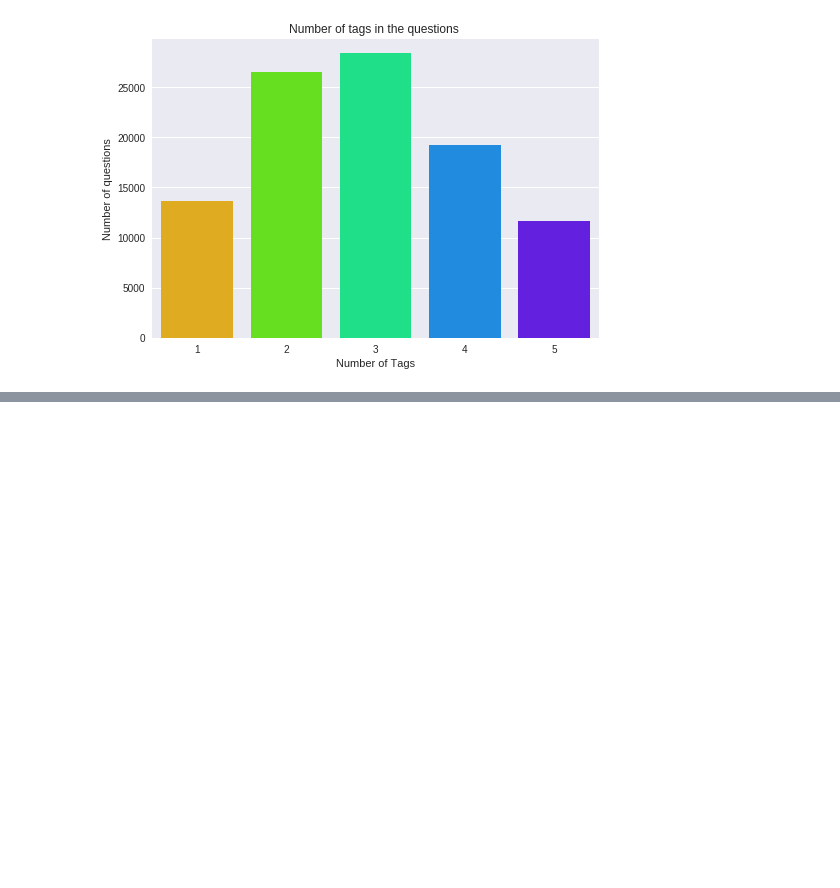
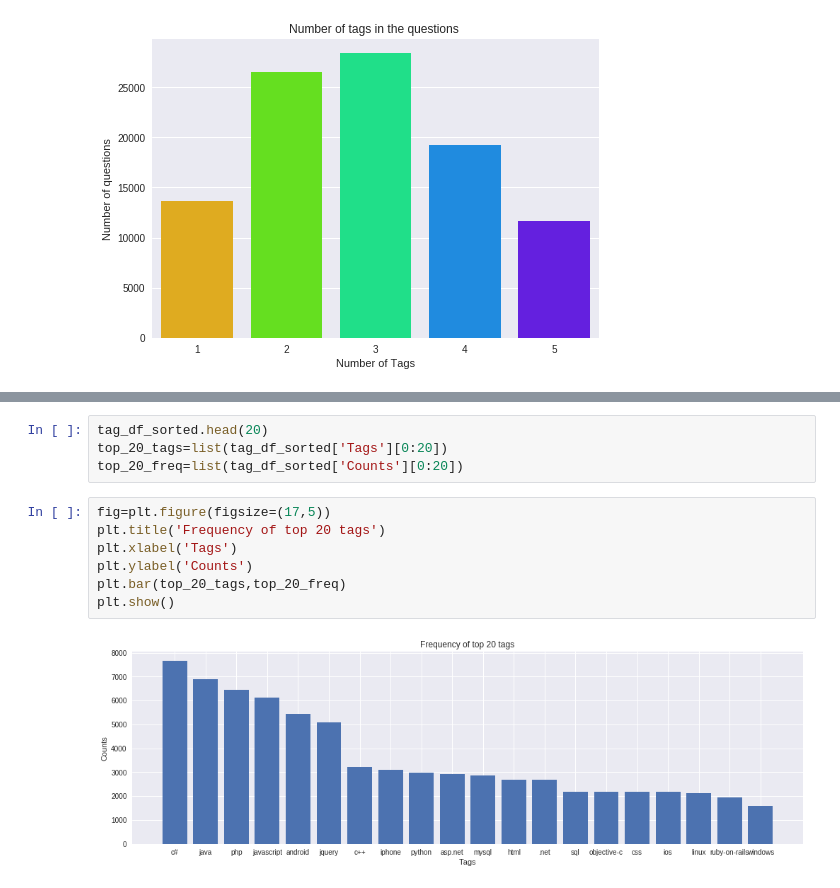
Before and after one commit to mitesh98/StackOverflow-Tag-Prediction, a Jupyter notebook: StackOverflow.ipynb, the cells around one changed output, grey strips where cells are left out. Cells and saved outputs as stored; diff of their text form; blank space fills up the shorter version.

```diff
--- a/StackOverflow.ipynb
+++ b/StackOverflow.ipynb
@@ -457,0 +546,13 @@ plt.show()
+# %%
+tag_df_sorted.head(20)
+top_20_tags=list(tag_df_sorted['Tags'][0:20])
+top_20_freq=list(tag_df_sorted['Counts'][0:20])
+# %%
+fig=plt.figure(figsize=(17,5))
+plt.title('Frequency of top 20 tags')
+plt.xlabel('Tags')
+plt.ylabel('Counts')
+plt.bar(top_20_tags,top_20_freq)
+plt.show()
+# %% [output]
+[figure, added]
```
Also changed, not shown: parts of 64 cells of this notebook.
